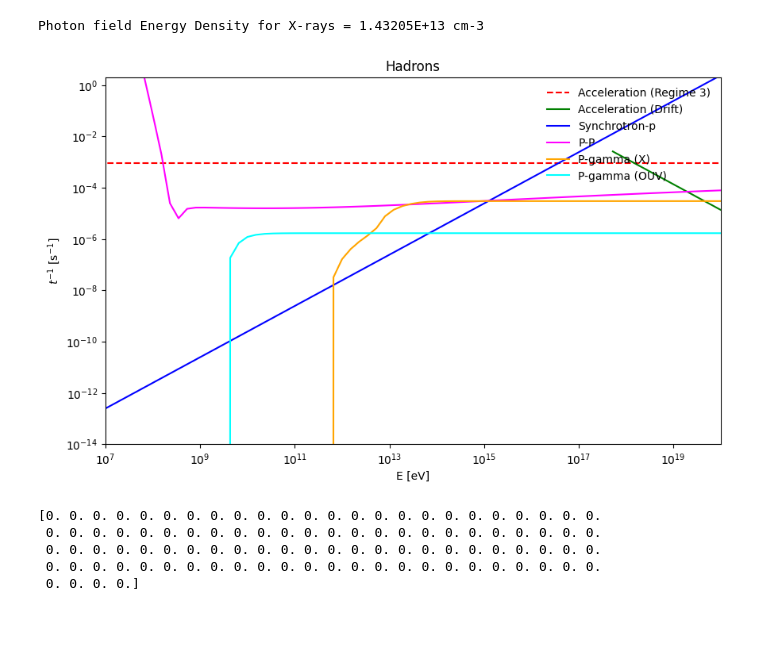
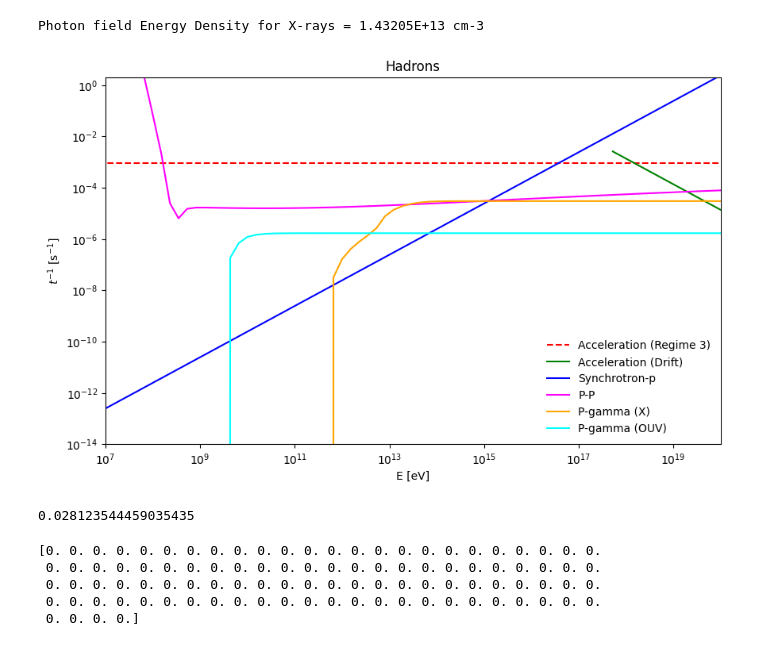
Before and after one commit to luanapassosreis/AGN_Studies, a Jupyter notebook: acc_cooling_rates.ipynb, the cells around one changed output. Cells and saved outputs as stored; diff of their text form; code cells hidden in the pictures.

```diff
--- a/acc_cooling_rates.ipynb
+++ b/acc_cooling_rates.ipynb
@@ -163,13 +163,13 @@ plt.show()
 
 #     '''
 # %%
-eps_min = 1050 * 12398 * eV # [erg] 1 angstrom = 12398 eV - Lower energy limit
-eps_max = 2500 * 12398 * eV # [erg] Upper energy limit
+eps_min = 1050 * 12398 * eV # [erg] 1 angstrom = 12398 eV
+eps_max = 2500 * 12398 * eV # [erg]
 
 eps_OUV = np.logspace(np.log10(eps_min), np.log10(eps_max), num=100)
 
 def n_OUV(eps):
-    """Isotropic OUV photon field density."""
+    """Isotropic OUV photon field density [cm-3 erg-1]."""
     r_OUV = 100 * R_s  # OUV radius [cm]
 
     ## Energy density
@@ -201,7 +201,7 @@ Photon field Energy Density for X-rays = 1.43205E+13 cm-3
 eps_x = np.logspace(np.log10(2 * keV), np.log10(200 * keV), num=100)  # [eV to MeV]
 # %%
 def n_ph(eps):
-    """Isotropic photon field density.
+    """Isotropic photon field density [cm-3 erg-1].
     Eq. (4) from Mbarek et al. 2023."""
     r_c = 10 * R_s  # [cm] coronal size
     L_x = 7 * 10**43  # [erg s^-1]
@@ -226,35 +226,43 @@ nph_OUV = n_OUV(eps_OUV) # [cm^{-3} erg^{-1}]
 # %%
 ## hadrons
 
 plt.figure(figsize=(10, 6))
 
 ## acceleration
 plt.loglog(Ep/eV,[1/time_acc_regime3(va, delta_RX)]*len(Ep),'--',label='Acceleration (Regime 3)',color='red')
 plt.loglog(Ep_drift/eV,1/timeacc_drift(Ep_drift, B_c, va),label='Acceleration (Drift)',color='green')
 
 ## losses
 plt.loglog(Ep/eV,rate_synch_p(B_c, Ep),label='Synchrotron-p',color='blue')
 plt.loglog(Ep/eV,rate_p_p(n_c, Ep),label='P-P',color='magenta')
 
 plt.loglog(Ep/eV,rate_p_gamma(Ep, eps_x, nph_x),label='P-gamma (X)',color='orange')
 plt.loglog(Ep/eV,rate_p_gamma(Ep, eps_OUV, nph_OUV),label='P-gamma (OUV)',color='cyan')
+# plt.loglog(Ep/eV,rate_pg_cool(Ep, eps_x, nph_x),label='P-gamma (X)', color='red')
+# plt.loglog(Ep/eV,rate_pg_cool(Ep, eps_OUV, nph_OUV),label='P-gamma (OUV)',color='blue')
+rate_pg_cool
+
 # plt.loglog(Ep/eV,cooling_rate_bth_isotropic,label='B-H (X)',color='orange')
 # plt.loglog(Ep/eV,cooling_rate_bth_ou,label='B-H (OUV)',color='purple')
 
 plt.xlim((1e7,1e20))
 plt.ylim((1e-14,2))
 
 plt.xlabel('E [eV]')
 plt.ylabel('$t^{-1}$ [s$^{-1}$]')
 plt.title('Hadrons')
 
-plt.legend(frameon=False,loc='upper right')
+plt.legend(frameon=False,loc='lower right')
 # plt.xticks([1e9,1e10,1e11,1e12,1e13,1e14,1e15],labels=['9','10','11','12','13','14','15'])
 plt.savefig('plots/cooling_hadrons_eV.png',dpi=300)
 
 plt.show()
 # %% [output]
-[figure, old version]
+[figure, new version]
+# %%
+delta_RX / R_s
+# %% [output]
+0.028123544459035435
 # %%
 # ## X-rays
 # def n_ph(eps):
```
Also changed, not shown: parts of 6 cells of this notebook, 4 other files.
